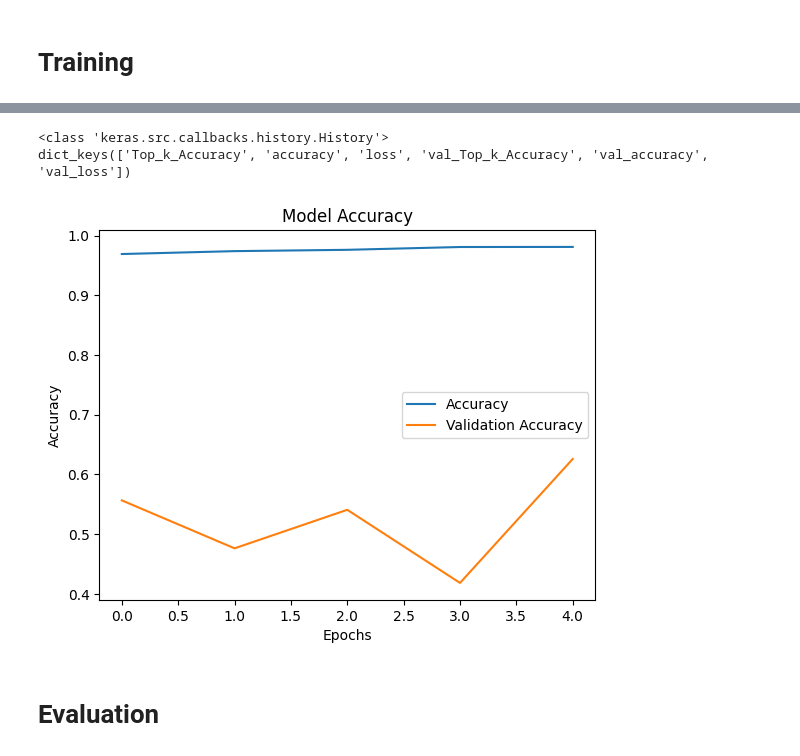
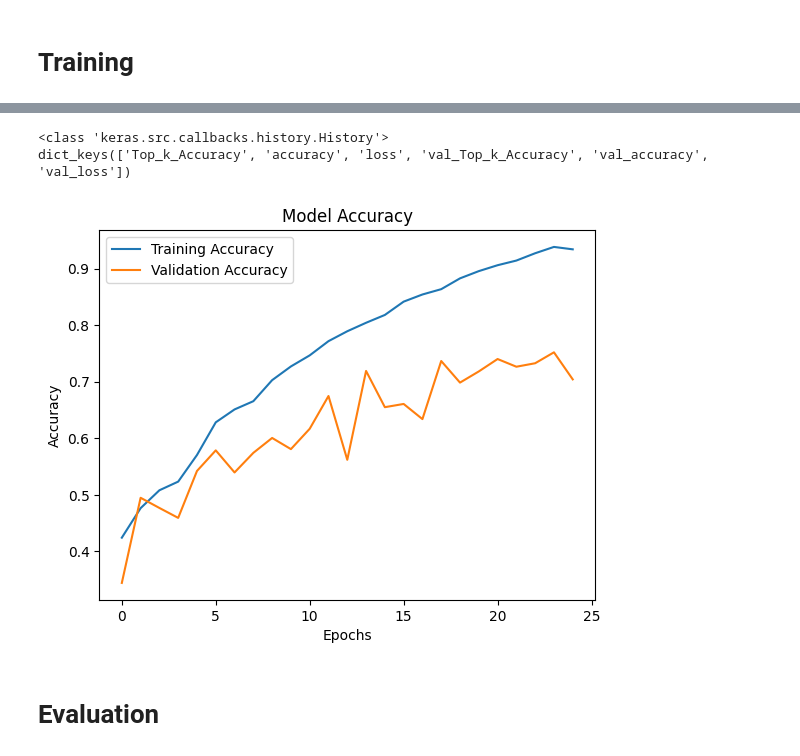
Before and after one commit to sleepsonrockss/Deep-Learning, a Jupyter notebook: HumanEmotions/HE.ipynb, the cells around one changed output, grey strips where cells are left out. Cells and saved outputs as stored; diff of their text form; code cells hidden in the pictures.

```diff
--- a/HumanEmotions/HE.ipynb
+++ b/HumanEmotions/HE.ipynb
@@ -472,0 +535,4 @@ class ResNet34(Model):
+# %%
+resnet_34 = ResNet34()
+resnet_34(tf.zeros([1,256,256,3]), training = False)
+resnet_34.summary()
@@ -473,3 +563,11 @@ class ResNet34(Model):
+# %%
+checkpoint_callback = ModelCheckpoint(
+    'best_weights.keras',
+    monitor='val_accuracy',
+    mode = 'max',
+    verbose=1,
+    save_best_only=True,
+    )
 # %% [markdown]
 # Training
 # %%
@@ -478,12 +576,13 @@ loss_function = tf.keras.losses.CategoricalCrossentropy()
 # from_logits = True if the last layer didn't have a 'softmax' activation function
 metrics = [CategoricalAccuracy(name = 'accuracy'), TopKCategoricalAccuracy(k=2, name='Top_k_Accuracy') ]
 # %%
-lenet_model.compile(optimizer= Adam(learning_rate = CONFIGURATION['LEARNING_RATE']),
+resnet_34.compile(optimizer= Adam(learning_rate = CONFIGURATION['LEARNING_RATE']*10),
                     loss = loss_function,
                     metrics = metrics)
 # %%
-History = lenet_model.fit(train_dataset,
-                        validation_data=validation_dataset,
-                        epochs=CONFIGURATION['N_EPOCHS'],
-                        verbose=1)
+History = resnet_34.fit(train_dataset,
+                        validation_data=val_dataset,
+                        epochs=CONFIGURATION['N_EPOCHS']*5,
+                        verbose=1,
+                        callbacks = [checkpoint_callback])
 # %% [output]
@@ -514,16 +620,16 @@ dict_keys(['Top_k_Accuracy', 'accuracy', 'loss', 'val_Top_k_Accuracy', 'val_accu
 # %%
 print(type(History))
 print(History.history.keys())
-plt.plot(History.history['accuracy'], label='Accuracy')
+plt.plot(History.history['accuracy'], label='Training Accuracy')
 plt.plot(History.history['val_accuracy'], label='Validation Accuracy')
 plt.title('Model Accuracy')
 plt.ylabel('Accuracy')
 plt.xlabel('Epochs')
 plt.legend() # Needs to be in a list
 plt.show()
 # %% [output]
 <class 'keras.src.callbacks.history.History'>
 dict_keys(['Top_k_Accuracy', 'accuracy', 'loss', 'val_Top_k_Accuracy', 'val_accuracy', 'val_loss'])
-[figure, old version]
+[figure, new version]
 # %% [markdown]
 # Evaluation
```
Also changed, not shown: parts of 14 cells of this notebook.
